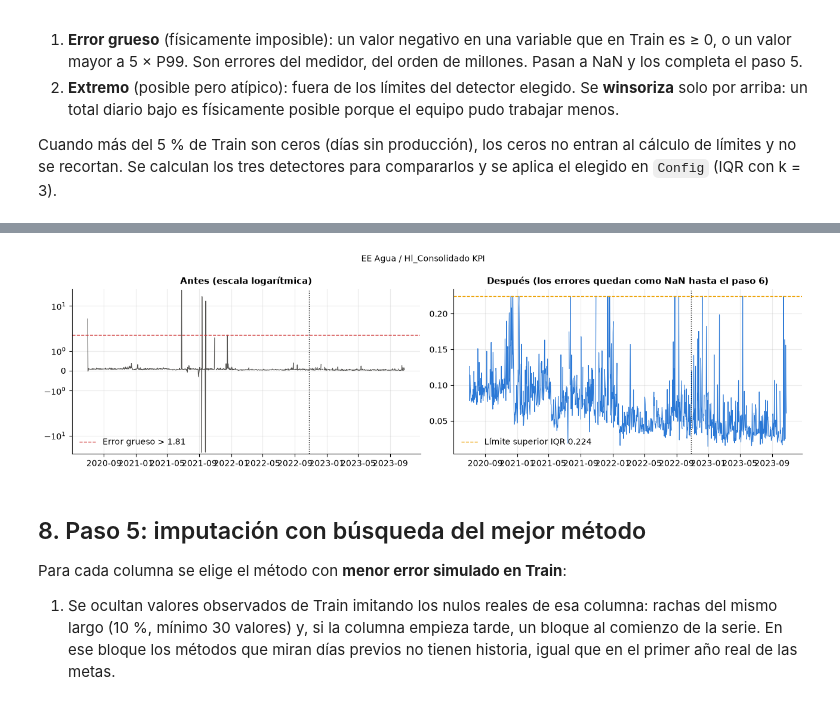
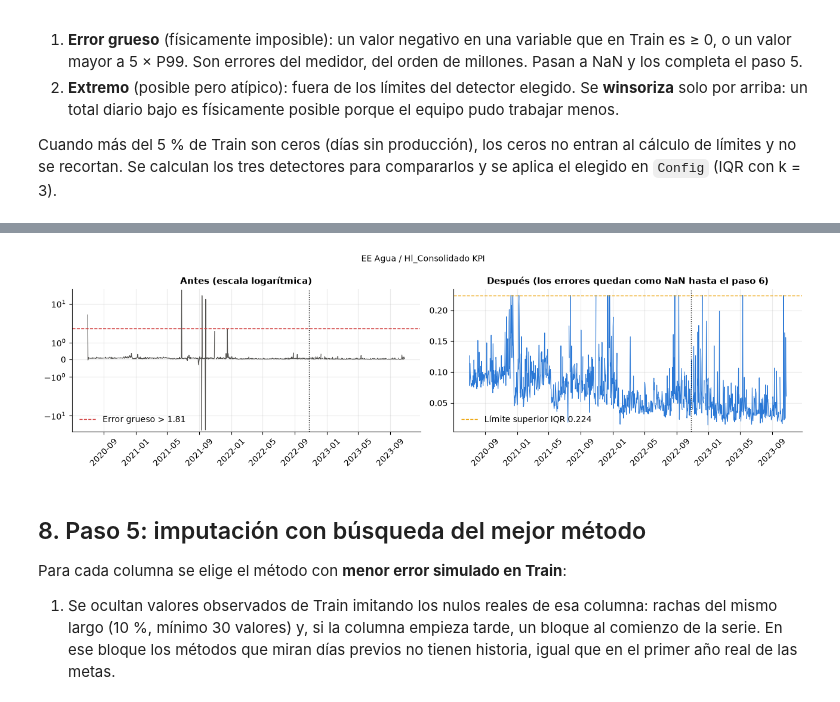
Before and after one commit to s4nt1lu1/tp-final-datos-ii, a Jupyter notebook: notebooks/preprocesamiento.ipynb, the cells around one changed output, grey strips where cells are left out. Cells and saved outputs as stored; diff of their text form; code cells hidden in the pictures.

```diff
--- a/notebooks/preprocesamiento.ipynb
+++ b/notebooks/preprocesamiento.ipynb
@@ -427,24 +427,26 @@ Errores gruesos en Train: 270 valores en 85 columnas
 # %%
 # Ejemplo: la columna con más errores gruesos, antes y después del tratamiento.
 col = rep5.sort_values("n_errores_train", ascending=False)["columna"].iloc[0]
 lim = paso5.limites_[col]
 fig, axes = plt.subplots(1, 2, figsize=(13, 3.8))
 axes[0].plot(X4.index, X4[col], color="#52514e", lw=0.8)
 axes[0].axhline(lim["tope"], color="#d03b3b", ls="--", lw=1, label=f"Error grueso > {lim['tope']:,.3g}")
 axes[0].set_yscale("symlog")
 axes[0].set_title("Antes (escala logarítmica)")
 axes[0].legend(frameon=False)
 axes[1].plot(X5.index, X5[col], color=SERIE[0], lw=0.8)
 axes[1].axhline(lim["sup"], color="#eda100", ls="--", lw=1, label=f"Límite superior IQR {lim['sup']:,.3g}")
 axes[1].set_title("Después (los errores quedan como NaN hasta el paso 6)")
 axes[1].legend(frameon=False)
 for ax in axes:
     ax.axvline(fin_train, color="#0b0b0b", lw=1, ls=":")
+    # Rotar las etiquetas del eje X a 45 grados
+    ax.tick_params(axis='x', labelrotation=45)
 fig.suptitle(col, fontsize=10)
 plt.tight_layout()
 plt.show()
 # %% [output]
-[figure, old version]
+[figure, new version]
 # %% [markdown]
 ## 8. Paso 5: imputación con búsqueda del mejor método
 
```
Also changed, not shown: parts of 3 cells of this notebook, 1 other file.
